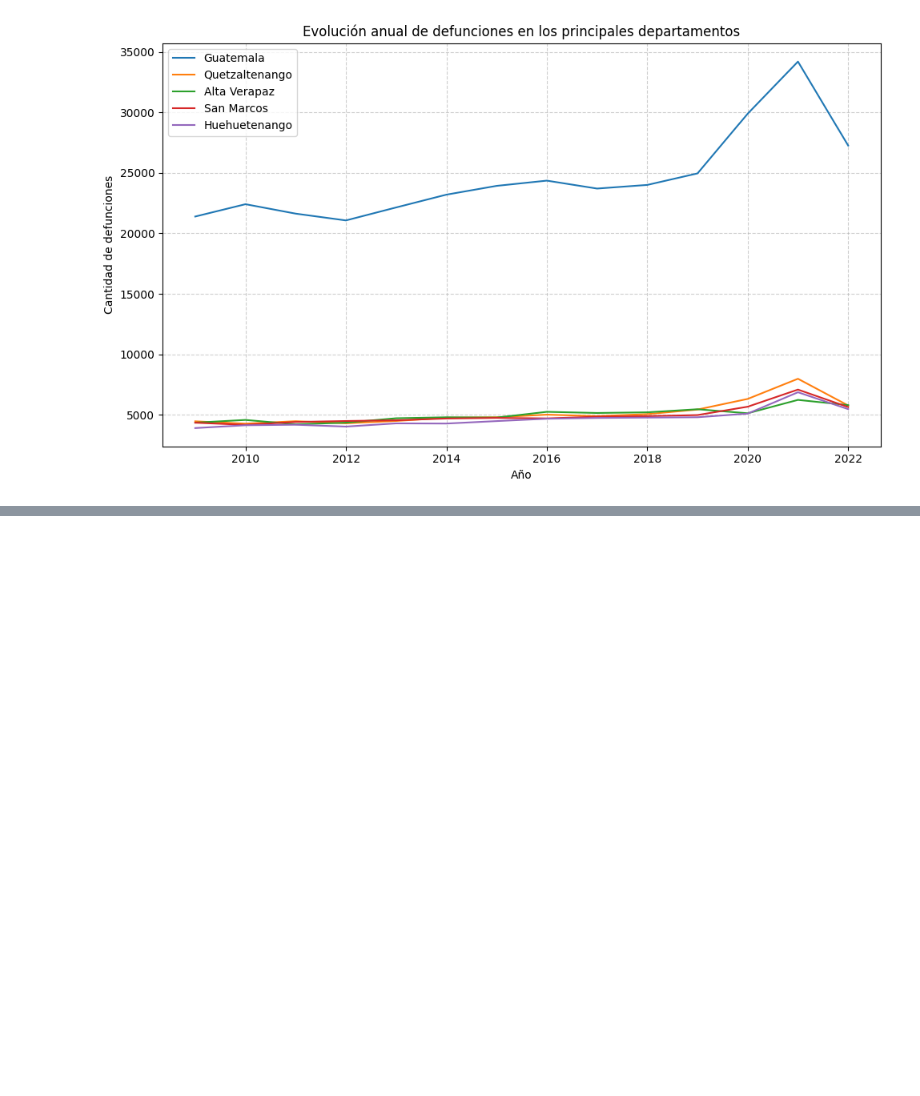
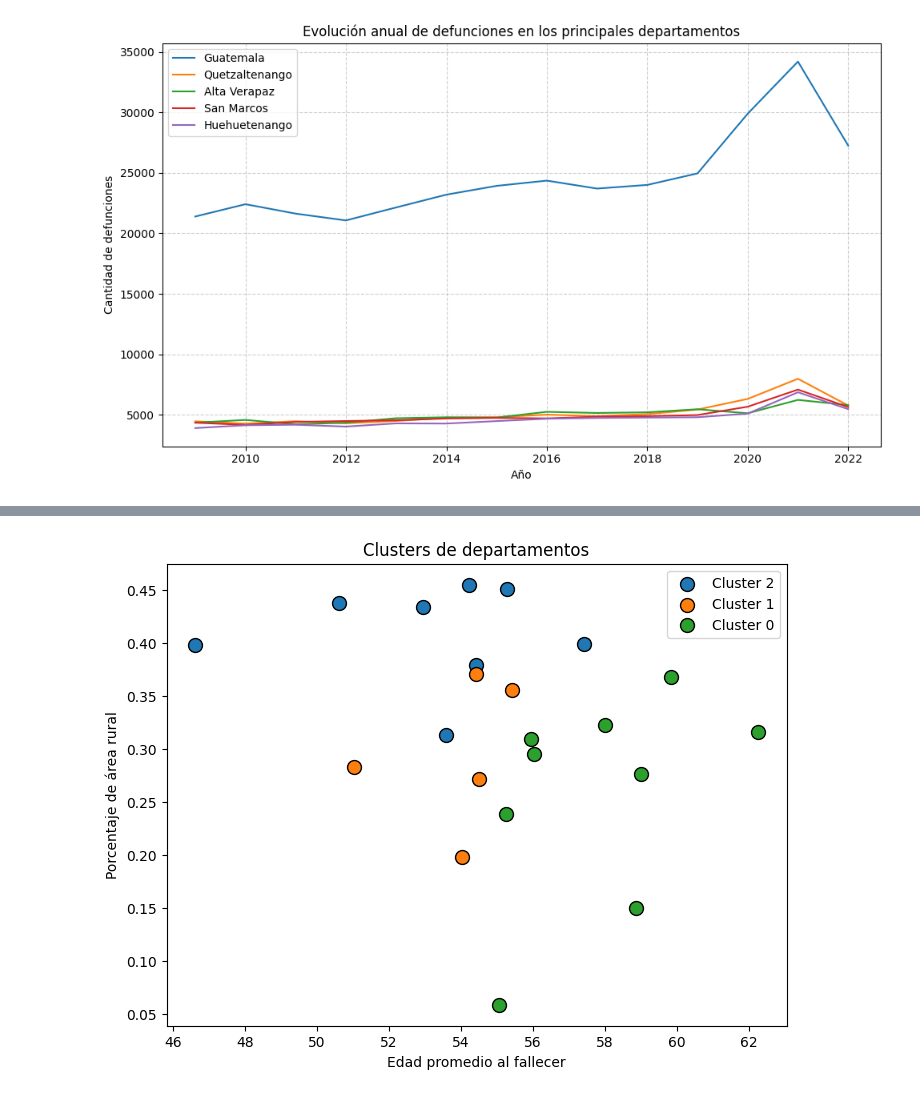
Before and after one commit to agabrielMej/Proyecto-MD-Grupo-2, a Jupyter notebook: notebooks/01_exploracion.ipynb, the cells around one changed output, grey strips where cells are left out. Cells and saved outputs as stored; diff of their text form; code cells hidden in the pictures; blank space fills up the shorter version.

```diff
--- a/notebooks/01_exploracion.ipynb
+++ b/notebooks/01_exploracion.ipynb
@@ -470,0 +536,25 @@ plt.show()
+# %%
+kmeans = KMeans(n_clusters=3, random_state=123)
+datos_para_clustering["cluster"] = kmeans.fit_predict(datosEscalados)
+
+datos_para_clustering["cluster"] = kmeans.fit_predict(datosEscalados)
+
+plt.figure(figsize=(8,6))
+
+for c in datos_para_clustering["cluster"].unique():
+    subset = datos_para_clustering[datos_para_clustering["cluster"] == c]
+    plt.scatter(
+        subset["edad_promedio"],
+        subset["porcentaje_rural"],
+        label=f"Cluster {c}",
+        s=100,
+        edgecolor="black"
+    )
+
+plt.xlabel("Edad promedio al fallecer")
+plt.ylabel("Porcentaje de área rural")
+plt.legend()
+plt.title("Clusters de departamentos")
+plt.show()
+# %% [output]
+[figure, added]
```
Also changed, not shown: parts of 6 cells of this notebook.
